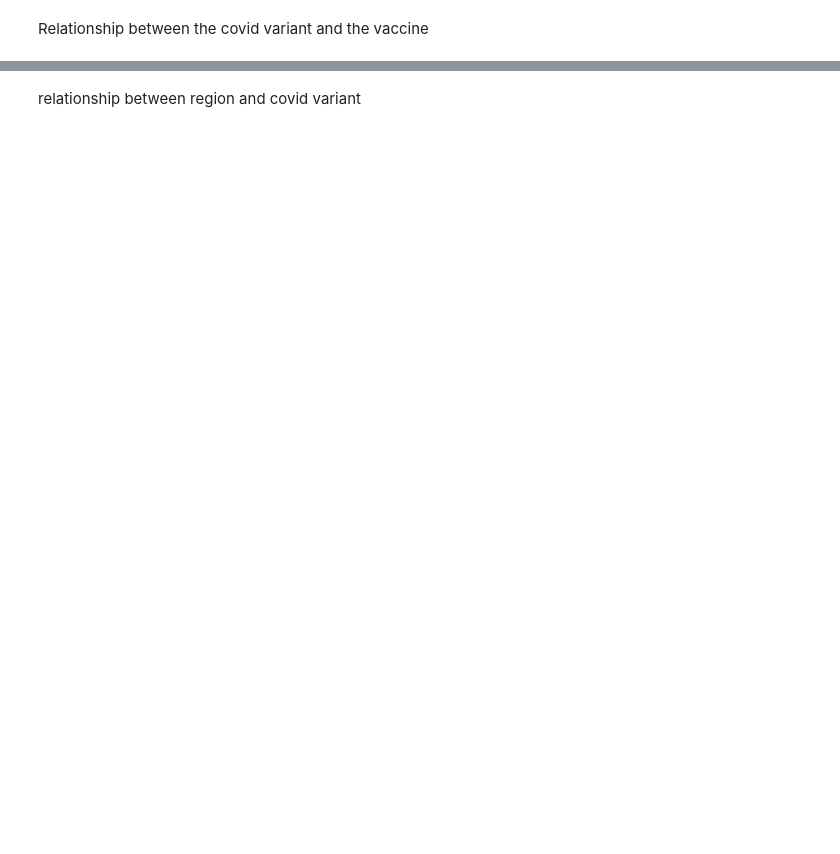
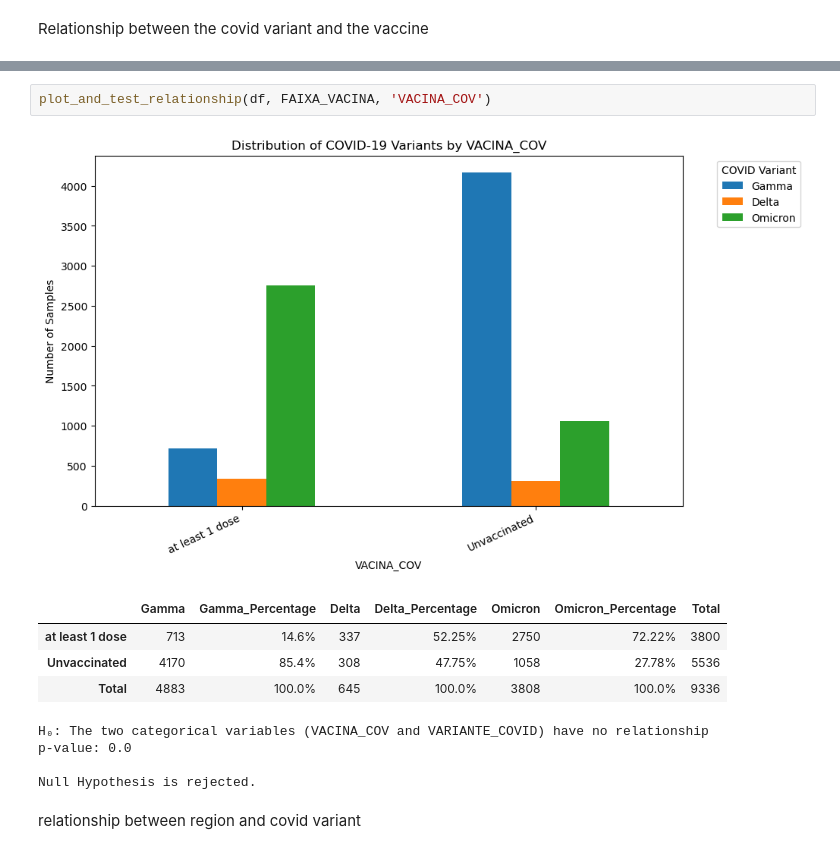
Before and after one commit to LucasTramonte/Analysis-SARS-CoV-2-variants, a Jupyter notebook: exploratory_Sociodemographic_Obstetrical.ipynb, the cells around one changed output, grey strips where cells are left out. Drawn from its saved outputs; the diff is of its cells as text; blank space fills up the shorter version.

```diff
--- a/exploratory_Sociodemographic_Obstetrical.ipynb
+++ b/exploratory_Sociodemographic_Obstetrical.ipynb
@@ -418,2 +242,14 @@ Null Hypothesis is rejected.
+# %%
+plot_and_test_relationship(df, FAIXA_VACINA, 'VACINA_COV')
+# %% [output]
+[figure, added]
+|  | Gamma | Gamma_Percentage | Delta | Delta_Percentage | Omicron | Omicron_Percentage | Total |
+| at least 1 dose | 713 | 14.6% | 337 | 52.25% | 2750 | 72.22% | 3800 |
+| Unvaccinated | 4170 | 85.4% | 308 | 47.75% | 1058 | 27.78% | 5536 |
+| Total | 4883 | 100.0% | 645 | 100.0% | 3808 | 100.0% | 9336 |
+H₀: The two categorical variables (VACINA_COV and VARIANTE_COVID) have no relationship
+p-value: 0.0
+
+Null Hypothesis is rejected.
 # %% [markdown]
 relationship between region and covid variant
```
Also changed, not shown: parts of 22 cells of this notebook.
